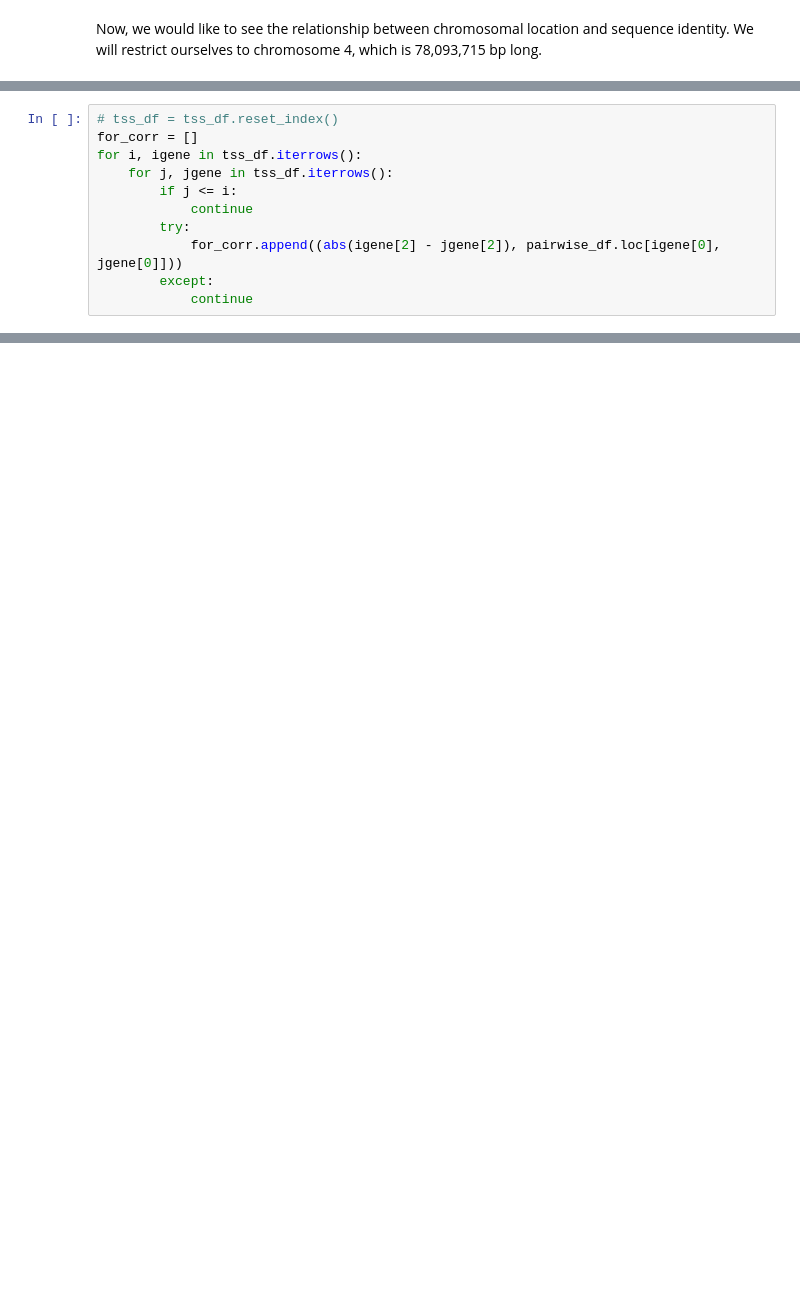
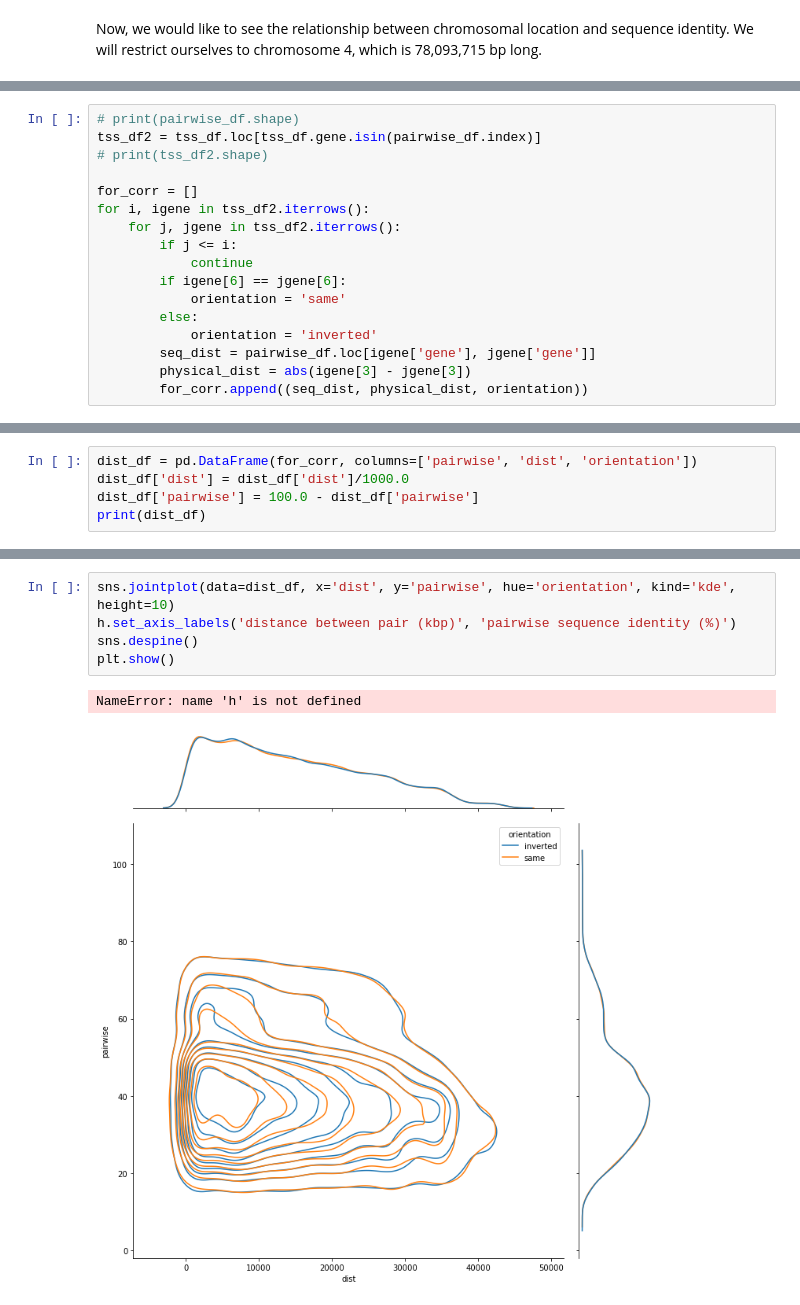
Before and after one commit to jonathan-wells/finz-znf, a Jupyter notebook: analysis/pairwise.ipynb, the cells around one changed output, grey strips where cells are left out. Cells and saved outputs as stored; diff of their text form; blank space fills up the shorter version.

```diff
--- a/analysis/pairwise.ipynb
+++ b/analysis/pairwise.ipynb
@@ -156,11 +134,17 @@ plt.show()
 # %%
-# tss_df = tss_df.reset_index()
+# print(pairwise_df.shape)
+tss_df2 = tss_df.loc[tss_df.gene.isin(pairwise_df.index)]
+# print(tss_df2.shape)
+
 for_corr = []
-for i, igene in tss_df.iterrows():
-    for j, jgene in tss_df.iterrows():
+for i, igene in tss_df2.iterrows():
+    for j, jgene in tss_df2.iterrows():
         if j <= i:
             continue
-        try:
-            for_corr.append((abs(igene[2] - jgene[2]), pairwise_df.loc[igene[0], jgene[0]]))
-        except:
-            continue
+        if igene[6] == jgene[6]:
+            orientation = 'same'
+        else:
+            orientation = 'inverted'
+        seq_dist = pairwise_df.loc[igene['gene'], jgene['gene']]
+        physical_dist = abs(igene[3] - jgene[3])
+        for_corr.append((seq_dist, physical_dist, orientation))
@@ -172,0 +151,5 @@ print(stats.pearsonr([i[0] for i in for_corr], [i[1] for i in for_corr]))
+# %%
+dist_df = pd.DataFrame(for_corr, columns=['pairwise', 'dist', 'orientation'])
+dist_df['dist'] = dist_df['dist']/1000.0
+dist_df['pairwise'] = 100.0 - dist_df['pairwise']
+print(dist_df)
@@ -172,0 +171,8 @@ print(stats.pearsonr([i[0] for i in for_corr], [i[1] for i in for_corr]))
+# %%
+sns.jointplot(data=dist_df, x='dist', y='pairwise', hue='orientation', kind='kde', height=10)
+h.set_axis_labels('distance between pair (kbp)', 'pairwise sequence identity (%)')
+sns.despine()
+plt.show()
+# %% [output]
+NameError: name 'h' is not defined
+[figure, added]
```
Also changed, not shown: parts of 11 cells of this notebook, 6 other files.
